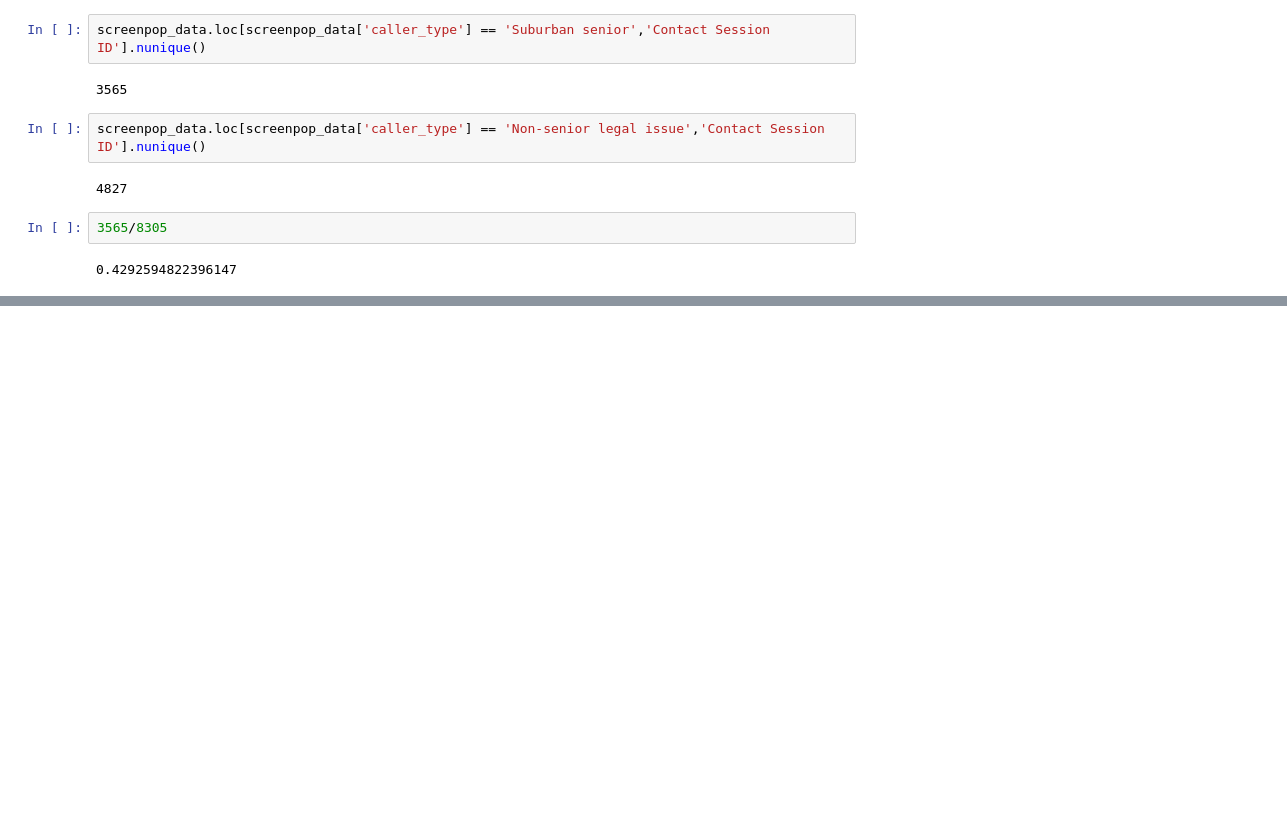
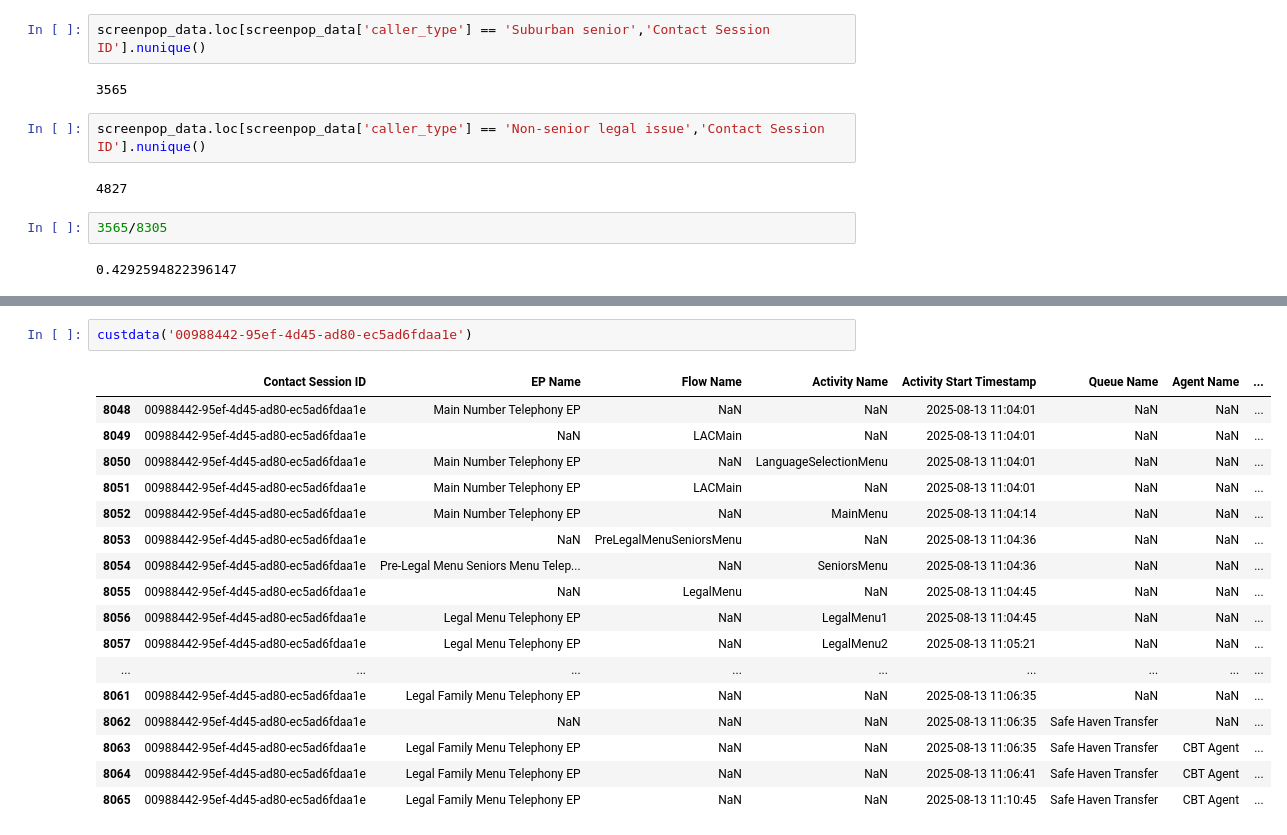
Before and after one commit to arvindkrishna87/STAT390_LegalAid_Fall2025, a Jupyter notebook: Internal work of Teams/Krish/call_outcome_checks_1Dec.ipynb, the cells around one changed output, grey strips where cells are left out. Cells and saved outputs as stored; diff of their text form; blank space fills up the shorter version.

```diff
--- a/Internal work of Teams/Krish/call_outcome_checks_1Dec.ipynb
+++ b/Internal work of Teams/Krish/call_outcome_checks_1Dec.ipynb
@@ -694,0 +721,20 @@ screenpop_data.loc[screenpop_data['caller_type'] == 'Non-senior legal issue','Co
+# %%
+custdata('00988442-95ef-4d45-ad80-ec5ad6fdaa1e')
+# %% [output]
+|  | Contact Session ID | EP Name | Flow Name | Activity Name | Activity Start Timestamp | Queue Name | Agent Name | ... |
+| 8048 | 00988442-95ef-4d45-ad80-ec5ad6fdaa1e | Main Number Telephony EP | NaN | NaN | 2025-08-13 11:04:01 | NaN | NaN | ... |
+| 8049 | 00988442-95ef-4d45-ad80-ec5ad6fdaa1e | NaN | LACMain | NaN | 2025-08-13 11:04:01 | NaN | NaN | ... |
+| 8050 | 00988442-95ef-4d45-ad80-ec5ad6fdaa1e | Main Number Telephony EP | NaN | LanguageSelectionMenu | 2025-08-13 11:04:01 | NaN | NaN | ... |
+| 8051 | 00988442-95ef-4d45-ad80-ec5ad6fdaa1e | Main Number Telephony EP | LACMain | NaN | 2025-08-13 11:04:01 | NaN | NaN | ... |
+| 8052 | 00988442-95ef-4d45-ad80-ec5ad6fdaa1e | Main Number Telephony EP | NaN | MainMenu | 2025-08-13 11:04:14 | NaN | NaN | ... |
+| 8053 | 00988442-95ef-4d45-ad80-ec5ad6fdaa1e | NaN | PreLegalMenuSeniorsMenu | NaN | 2025-08-13 11:04:36 | NaN | NaN | ... |
+| 8054 | 00988442-95ef-4d45-ad80-ec5ad6fdaa1e | Pre-Legal Menu Seniors Menu Telep... | NaN | SeniorsMenu | 2025-08-13 11:04:36 | NaN | NaN | ... |
+| 8055 | 00988442-95ef-4d45-ad80-ec5ad6fdaa1e | NaN | LegalMenu | NaN | 2025-08-13 11:04:45 | NaN | NaN | ... |
+| 8056 | 00988442-95ef-4d45-ad80-ec5ad6fdaa1e | Legal Menu Telephony EP | NaN | LegalMenu1 | 2025-08-13 11:04:45 | NaN | NaN | ... |
+| 8057 | 00988442-95ef-4d45-ad80-ec5ad6fdaa1e | Legal Menu Telephony EP | NaN | LegalMenu2 | 2025-08-13 11:05:21 | NaN | NaN | ... |
+| ... | ... | ... | ... | ... | ... | ... | ... | ... |
+| 8061 | 00988442-95ef-4d45-ad80-ec5ad6fdaa1e | Legal Family Menu Telephony EP | NaN | NaN | 2025-08-13 11:06:35 | NaN | NaN | ... |
+| 8062 | 00988442-95ef-4d45-ad80-ec5ad6fdaa1e | NaN | NaN | NaN | 2025-08-13 11:06:35 | Safe Haven Transfer | NaN | ... |
+| 8063 | 00988442-95ef-4d45-ad80-ec5ad6fdaa1e | Legal Family Menu Telephony EP | NaN | NaN | 2025-08-13 11:06:35 | Safe Haven Transfer | CBT Agent | ... |
+| 8064 | 00988442-95ef-4d45-ad80-ec5ad6fdaa1e | Legal Family Menu Telephony EP | NaN | NaN | 2025-08-13 11:06:41 | Safe Haven Transfer | CBT Agent | ... |
+| 8065 | 00988442-95ef-4d45-ad80-ec5ad6fdaa1e | Legal Family Menu Telephony EP | NaN | NaN | 2025-08-13 11:10:45 | Safe Haven Transfer | CBT Agent | ... |
```
Also changed, not shown: parts of 5 cells of this notebook, 7 other files.
